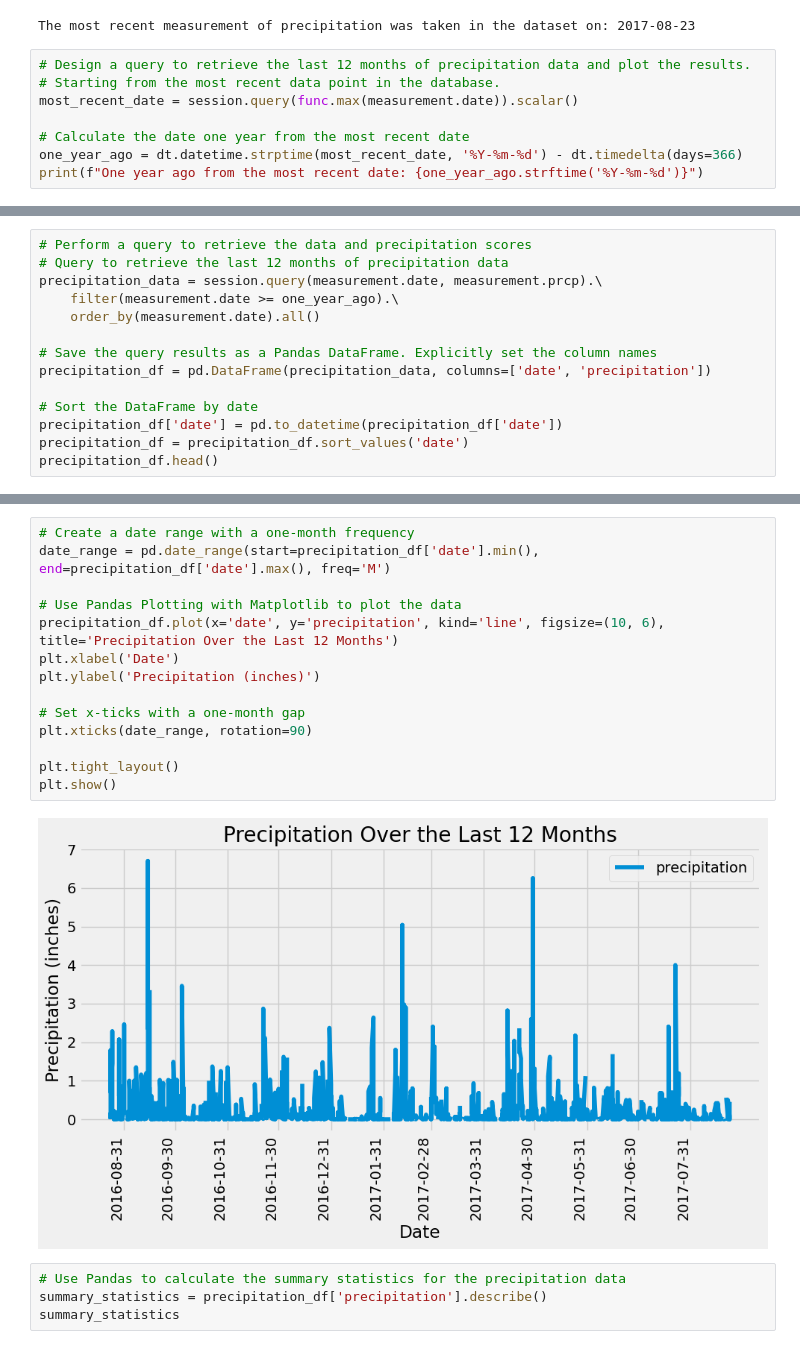
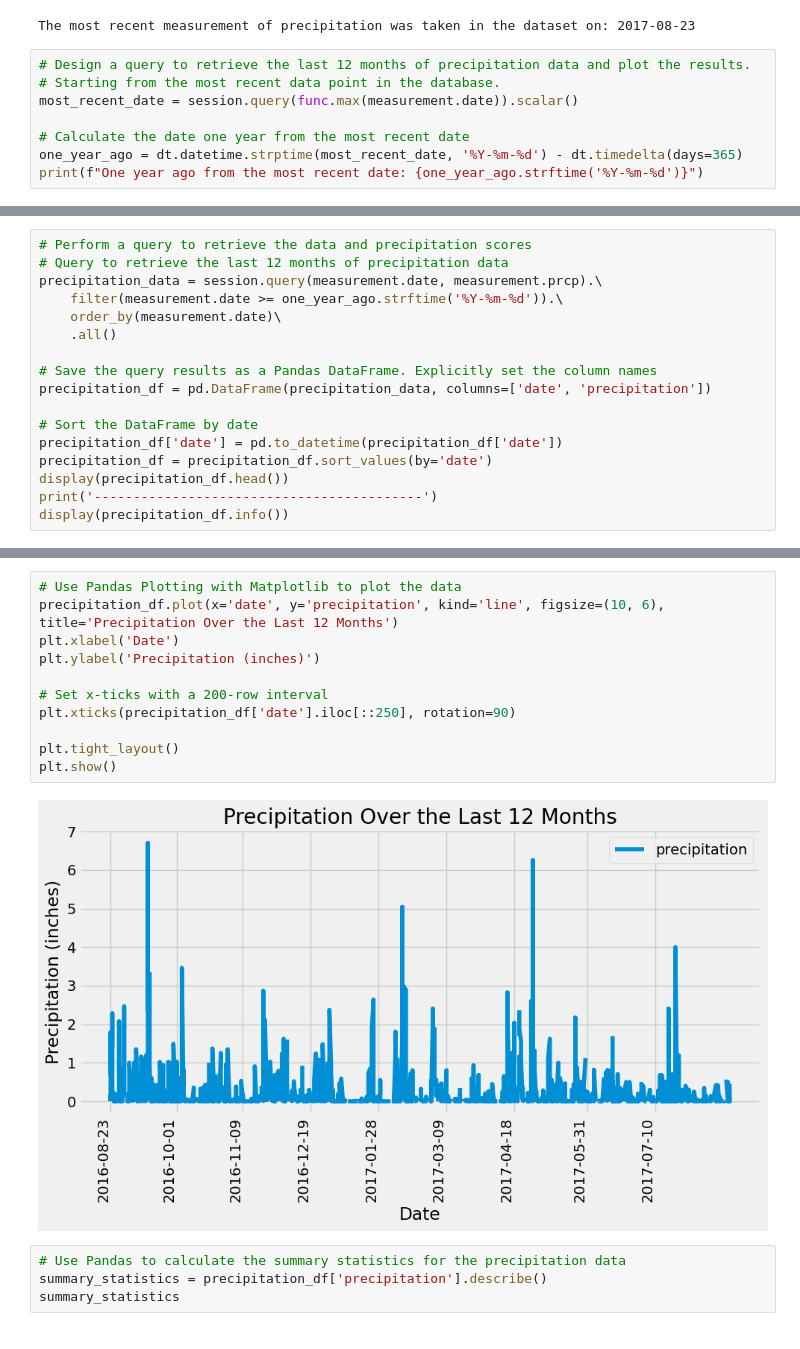
Before and after one commit to Saurabh-Lakhanpal/sqlalchemy-challenge, a Jupyter notebook: climate_sqlalchemy.ipynb, the cells around one changed output, grey strips where cells are left out. Drawn from its saved outputs; the diff is of its cells as text.

```diff
--- a/climate_sqlalchemy.ipynb
+++ b/climate_sqlalchemy.ipynb
@@ -100,6 +119,6 @@ The most recent measurement of precipitation was taken in the dataset on: 2017-0
 most_recent_date = session.query(func.max(measurement.date)).scalar()
 
 # Calculate the date one year from the most recent date
-one_year_ago = dt.datetime.strptime(most_recent_date, '%Y-%m-%d') - dt.timedelta(days=366)
+one_year_ago = dt.datetime.strptime(most_recent_date, '%Y-%m-%d') - dt.timedelta(days=365)
 print(f"One year ago from the most recent date: {one_year_ago.strftime('%Y-%m-%d')}")
 # %% [output]
@@ -108,16 +127,19 @@ One year ago from the most recent date: 2016-08-22
 # Perform a query to retrieve the data and precipitation scores
 # Query to retrieve the last 12 months of precipitation data
 precipitation_data = session.query(measurement.date, measurement.prcp).\
-    filter(measurement.date >= one_year_ago).\
-    order_by(measurement.date).all()
+    filter(measurement.date >= one_year_ago.strftime('%Y-%m-%d')).\
+    order_by(measurement.date)\
+    .all()
 
 # Save the query results as a Pandas DataFrame. Explicitly set the column names
 precipitation_df = pd.DataFrame(precipitation_data, columns=['date', 'precipitation'])
 
 # Sort the DataFrame by date
 precipitation_df['date'] = pd.to_datetime(precipitation_df['date'])
-precipitation_df = precipitation_df.sort_values('date')
-precipitation_df.head()
+precipitation_df = precipitation_df.sort_values(by='date')
+display(precipitation_df.head())
+print('------------------------------------------')
+display(precipitation_df.info())
 # %% [output]
 |  | date | precipitation |
 | 0 | 2016-08-23 | 0.00 |
@@ -128,19 +161,16 @@ precipitation_df.head()
 # %%
-# Create a date range with a one-month frequency
-date_range = pd.date_range(start=precipitation_df['date'].min(), end=precipitation_df['date'].max(), freq='M')
-
 # Use Pandas Plotting with Matplotlib to plot the data
 precipitation_df.plot(x='date', y='precipitation', kind='line', figsize=(10, 6), title='Precipitation Over the Last 12 Months')
 plt.xlabel('Date')
 plt.ylabel('Precipitation (inches)')
 
-# Set x-ticks with a one-month gap
-plt.xticks(date_range, rotation=90)
+# Set x-ticks with a 200-row interval
+plt.xticks(precipitation_df['date'].iloc[::250], rotation=90)
 
 plt.tight_layout()
 plt.show()
 # %% [output]
-[figure, old version]
+[figure, new version]
 # %%
 # Use Pandas to calculate the summary statistics for the precipitation data
 summary_statistics = precipitation_df['precipitation'].describe()
```
Also changed, not shown: parts of 10 cells of this notebook, 1 other file.
